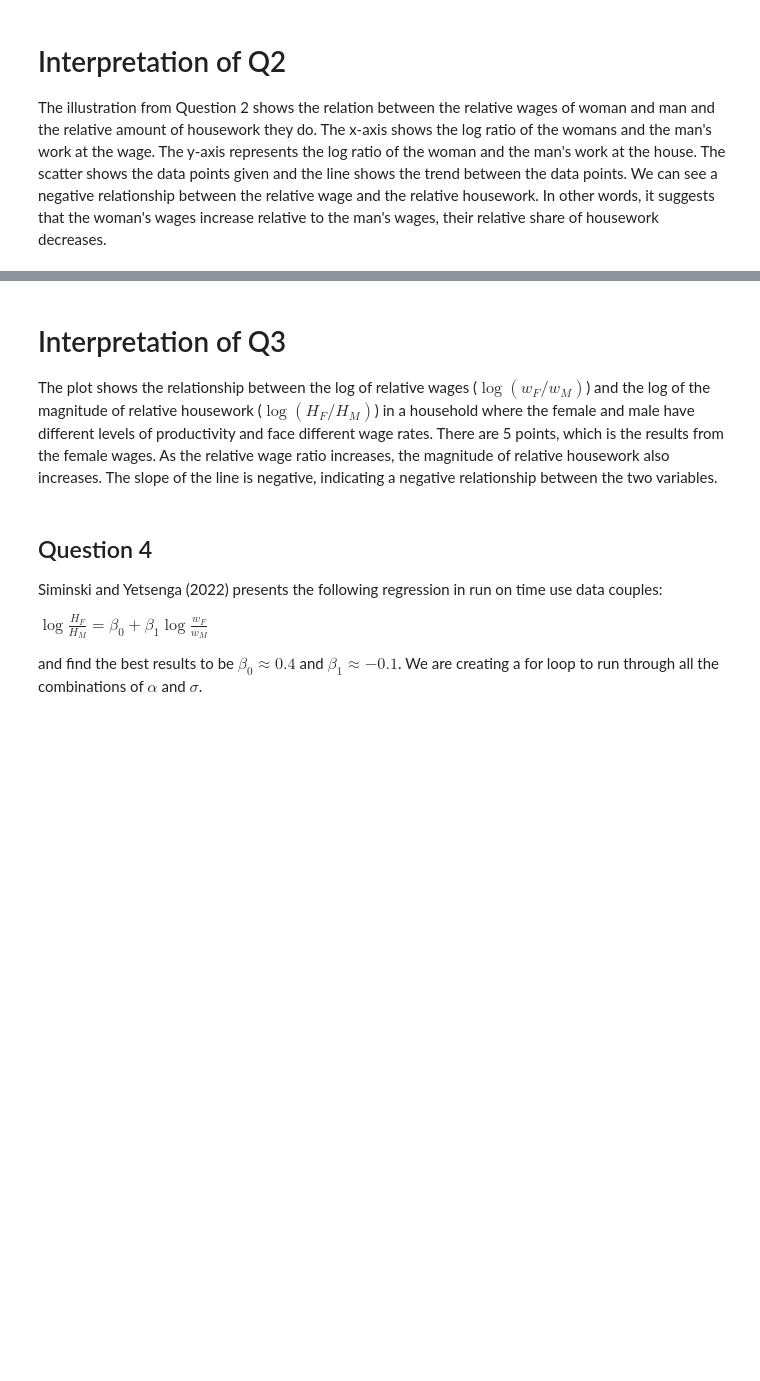
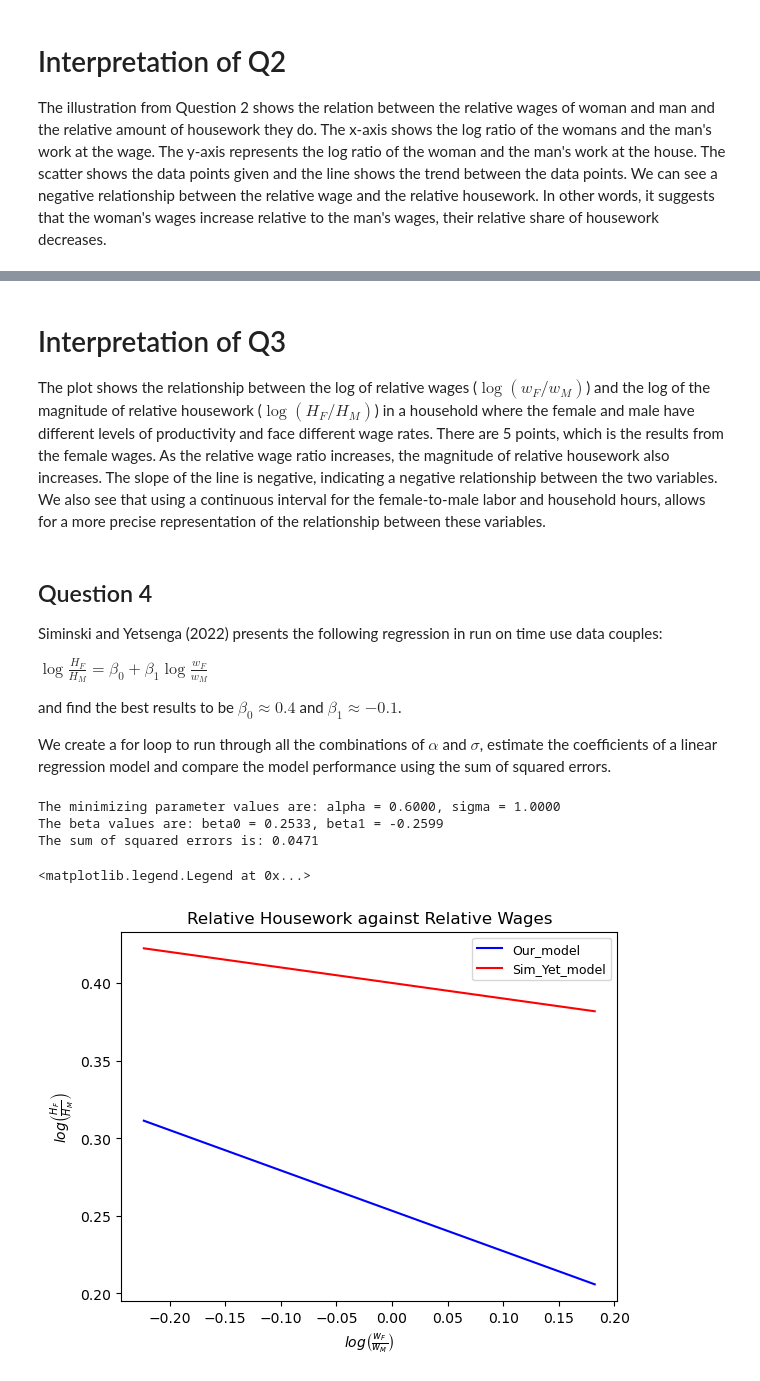
Before and after one commit to NumEconCopenhagen/projects-2023-hello-world-1, a Jupyter notebook: inauguralproject/inauguralproject.ipynb, the cells around one changed output, grey strips where cells are left out. Drawn from its saved outputs; the diff is of its cells as text; code cells hidden in the pictures; blank space fills up the shorter version.

```diff
--- a/inauguralproject/inauguralproject.ipynb
+++ b/inauguralproject/inauguralproject.ipynb
@@ -128,6 +169,7 @@ ax.set_ylabel(r'$log\left(\frac{H_{F}}{H_{M}}\right)$')
 # %% [markdown]
 # Interpretation of Q3
 The plot shows the relationship between the log of relative wages ($\log(w_F/w_M)$) and the log of the magnitude of relative housework ($\log(H_F/H_M)$) in a household where the female and male have different levels of productivity and face different wage rates. There are 5 points, which is the results from the female wages. As the relative wage ratio increases, the magnitude of relative housework also increases. The slope of the line is negative, indicating a negative relationship between the two variables.
+We also see that using a continuous interval for the female-to-male labor and household hours, allows for a more precise representation of the relationship between these variables.
 # %% [markdown]
 ## Question 4
 Siminski and Yetsenga (2022) presents the following regression in run on time use data couples:
@@ -135,31 +177,31 @@ Siminski and Yetsenga (2022) presents the following regression in run on time us
 $\log{\frac{H_F}{H_M}} = \beta_0 +\beta_1 \log{\frac{w_F}{w_M}}$
 
 and find the best results to be $\beta_0 \approx 0.4$ and $\beta_1 \approx -0.1$.
-We are creating a for loop to run through all the combinations of $\alpha$ and $\sigma$.
+
+We create a for loop to run through all the combinations of $\alpha$ and $\sigma$, estimate the coefficients of a linear regression model and compare the model performance using the sum of squared errors.
 # %%
 best_res = float('inf')
-
-best_alpha = None
-best_sigma = None
+#initially set the best values to None (they represent the best estimates of the regression coefficients)
 best_beta0 = None
 best_beta1 = None
 
-alpha_list = np.linspace(0.1,1,10)
-sigma_list = np.linspace(0.1,2,20)
+#
+alpha_list = np.linspace(0.5, 1.5, 11)
+sigma_list = np.linspace(0.5, 1.5, 11)
 
-# a. run Question 3 through a for-loop with varying alpha and sigma values
+# a.Run through the question 3 for-loop with varying alpha and sigma values
 for a in alpha_list:
     for s in sigma_list:
         HHS = HouseholdSpecializationModelClass()
-        HHS.par.sigma = a
-        HHS.par.alpha = s
+        HHS.par.sigma = s
+        HHS.par.alpha = a
         wflist = (0.8, 0.9, 1.0, 1.1, 1.2)
 
-        # b. create empty vectors for the independent and dependent value
+        # b. create empty vectors for the independent and dependent values
         lnwFwM_vec = np.empty(5)
         lnHFHM_vec = np.empty(5)
 
-        # c. fill the vector
+        # c. fill the vectors
         for i, wf1 in enumerate(wflist):
             HHS.par.wF = wf1
             lnwFwM = np.log(HHS.par.wF / HHS.par.wM)
@@ -167,44 +209,54 @@ for a in alpha_list:
             lnHFHM = np.log(y.HF / y.HM)
             lnwFwM_vec[i] = lnwFwM
             lnHFHM_vec[i] = lnHFHM
-        # d. run the regression
+
+        # d. run the regression to estimate the coefficients beta0 and beta1 that minimize the sum of squared errors
         x = lnwFwM_vec
         y = lnHFHM_vec
         A = np.vstack([np.ones(x.size), x]).T
         HHS.sol.beta0, HHS.sol.beta1 = np.linalg.lstsq(A, y, rcond=None)[0]
+        #Calculating the sum of squared errors, new_res based on the estimated coefficients
         new_res = (0.4 - HHS.sol.beta0) ** 2 + (-0.1 - HHS.sol.beta1) ** 2
-        # e. check if the sum of the squared errors are smaller than the previous best estimate
+
+        # e. Check if the sum of squared errors is smaller than the previous best estimate
         if new_res < best_res:
             best_res = new_res
             best_alpha = a
             best_sigma = s
             best_beta0 = HHS.sol.beta0
             best_beta1 = HHS.sol.beta1
 
-# f. print results
-print(f'The minimizing parameter values are: alpha = {best_alpha:.4f}, sigma = {best_sigma:.4f}\nwhich results in the beta values: beta0 = {best_beta0:.4f}, beta1 = {best_beta1:.4f}\nThe sum of the squared errors are therefore: {best_res:.4f}')
 
 
-# g. fill vectors to present the model values of our model and Siminski and Yetsenga (2022)
-our_values = np.empty(5)
+# f.Print the estimated values
+print(f"The minimizing parameter values are: alpha = {best_alpha:.4f}, sigma = {best_sigma:.4f}")
+print(f"The beta values are: beta0 = {best_beta0:.4f}, beta1 = {best_beta1:.4f}")
+print(f"The sum of squared errors is: {best_res:.4f}")
+
+# g.Creating vectors to present the values of "Our_model" and "Siminski_Yetsenga model"
+Our_model_values = np.empty(5)
 Sim_Yet_values = np.empty(5)
 for i, wf1 in enumerate(wflist):
     HHS.par.wF = wf1
     lnwFwM = np.log(HHS.par.wF / HHS.par.wM)
-    our_values[i] = best_beta0+best_beta1*np.log(wf1)
+    Our_model_values[i] = best_beta0+best_beta1*np.log(wf1)
     Sim_Yet_values[i] = 0.4-0.1*np.log(wf1)
-
-
 
 # h. create the figure
 fig = plt.figure()
 
 # i. create the plot
 ax = fig.add_subplot(1,1,1)
 
-ax.plot(lnwFwM_vec,our_values,label='Our',c=(0.,0.1,0.1)) # c is the color, the argument is the color in rgb format (in percentages of 255)
-ax.plot(lnwFwM_vec,Sim_Yet_values, label='Sim_Yet',c=(0.,0.1,0.2)) # c is the color, the argument is the color in rgb format (in percentages of 255)
+ax.plot(lnwFwM_vec,our_values,label='Our_model',color='blue')
+ax.plot(lnwFwM_vec,Sim_Yet_values, label='Sim_Yet_model',color='red')
 ax.set_title('Relative Housework against Relative Wages')
 ax.set_xlabel(r'$log\left(\frac{w_{F}}{w_{M}}\right)$')
 ax.set_ylabel(r'$log\left(\frac{H_{F}}{H_{M}}\right)$')
-ax.legend(loc='upper right',prop={'size':9}); # Activate legend (uses the labels in ax.plot())
+ax.legend(loc='upper right',prop={'size':9})
+# %% [output]
+The minimizing parameter values are: alpha = 0.6000, sigma = 1.0000
+The beta values are: beta0 = 0.2533, beta1 = -0.2599
+The sum of squared errors is: 0.0471
+<matplotlib.legend.Legend at 0x...>
+[figure, added]
```
Also changed, not shown: parts of 8 cells of this notebook, 1 other file.
